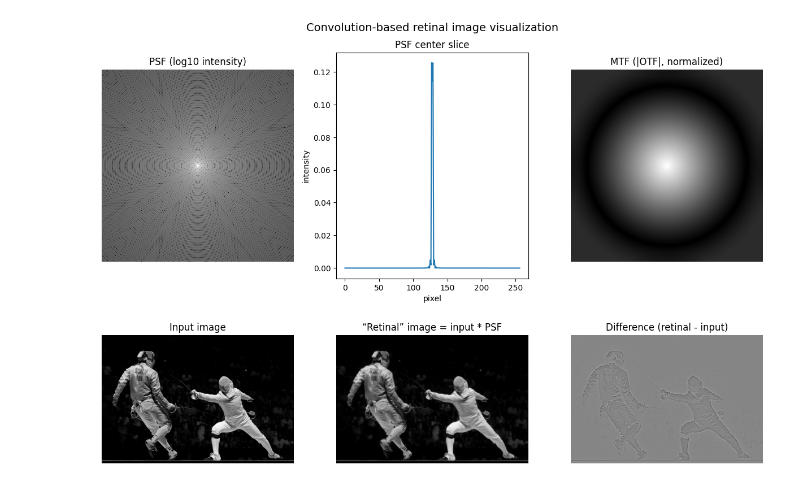
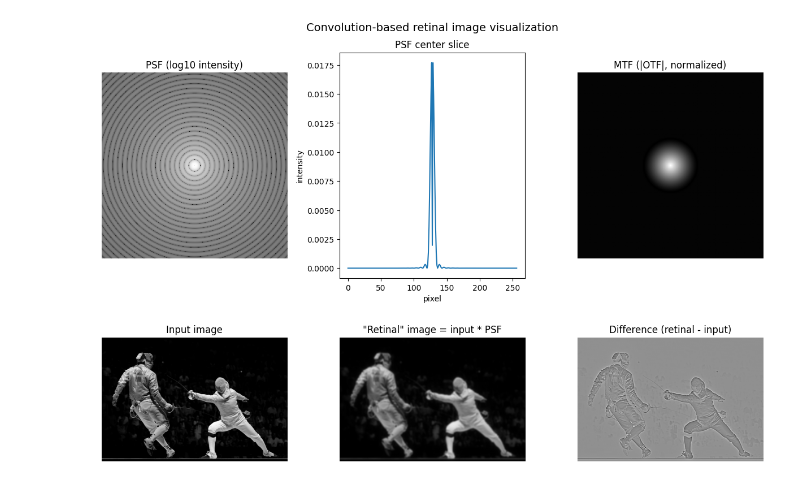
Before and after one commit to zyplocs/notebooks, a Jupyter notebook: psf_retina.ipynb, the cells around one changed output. Drawn from its saved outputs; the diff is of its cells as text; code cells hidden in the pictures.

```diff
--- a/psf_retina.ipynb
+++ b/psf_retina.ipynb
@@ -82,33 +82,33 @@ def show_results(I, h, title=""):
     ax3.imshow(MTF, cmap="gray")
     ax3.set_title("MTF (|OTF|, normalized)")
     ax3.axis("off")
 
     ax4 = plt.subplot(2, 3, 4)
     ax4.imshow(I, cmap="gray", vmin=0, vmax=1)
     ax4.set_title("Input image")
     ax4.axis("off")
 
     ax5 = plt.subplot(2, 3, 5)
     ax5.imshow(Iret, cmap="gray", vmin=0, vmax=1)
-    ax5.set_title("“Retinal” image = input * PSF")
+    ax5.set_title('"Retinal" image = input * PSF')
     ax5.axis("off")
 
     ax6 = plt.subplot(2, 3, 6)
     ax6.imshow(diff, cmap="gray")
     ax6.set_title("Difference (retinal - input)")
     ax6.axis("off")
 
     plt.tight_layout()
     plt.show()
 
 
 # --- Use it ---
 # Replace with your own image file:
 I = load_grayscale("/Users/elij/Desktop/Imagery/di-img/fencing.jpg")
 
-h = airy_psf(size=257, airy_radius_px=2.2)   # try 1.5, 2.5, 4.0
+h = airy_psf(size=257, airy_radius_px=8.0)   # try 1.5, 2.5, 4.0
 # h = gaussian_psf(size=129, sigma_px=2.0)   # simpler alternative
 
 show_results(I, h, title="Convolution-based retinal image visualization")
 # %% [output]
-[figure, old version]
+[figure, new version]
```
Also changed, not shown: 1 other file.
